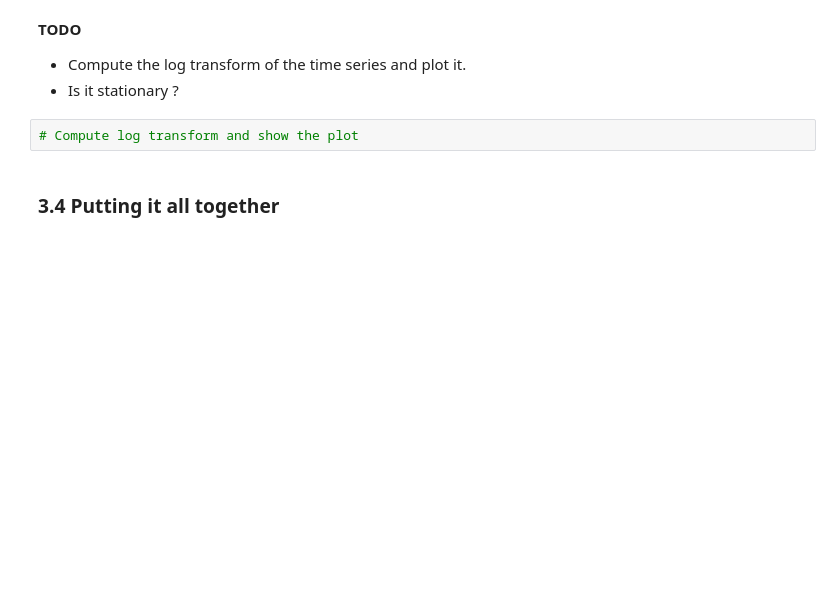
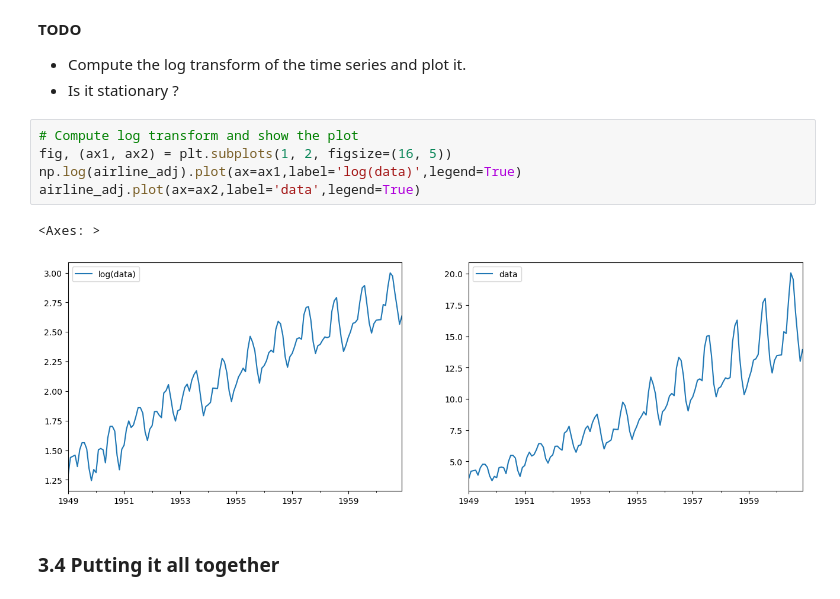
Before and after one commit to thomasmari/DataS3PG, a Jupyter notebook: module/11. ML/6. ML6/notebooks/NB1_Time_Series_Forecasts.ipynb, the cells around one changed output. Saved outputs shown, nothing was run; the diff lists cells and outputs as text; blank space fills up the shorter version.

```diff
--- a/module/11. ML/6. ML6/notebooks/NB1_Time_Series_Forecasts.ipynb
+++ b/module/11. ML/6. ML6/notebooks/NB1_Time_Series_Forecasts.ipynb
@@ -386,6 +406,12 @@ The log transform is very simple, it's just $\tilde{Y}_t = \log Y_t$.
 - Is it stationary ?
 # %%
 # Compute log transform and show the plot
+fig, (ax1, ax2) = plt.subplots(1, 2, figsize=(16, 5))
+np.log(airline_adj).plot(ax=ax1,label='log(data)',legend=True)
+airline_adj.plot(ax=ax2,label='data',legend=True)
+# %% [output]
+<Axes: >
+[figure, added]
 # %% [markdown]
 ### 3.4 Putting it all together
 # %% [markdown]
```
Also changed, not shown: parts of 9 cells of this notebook.
